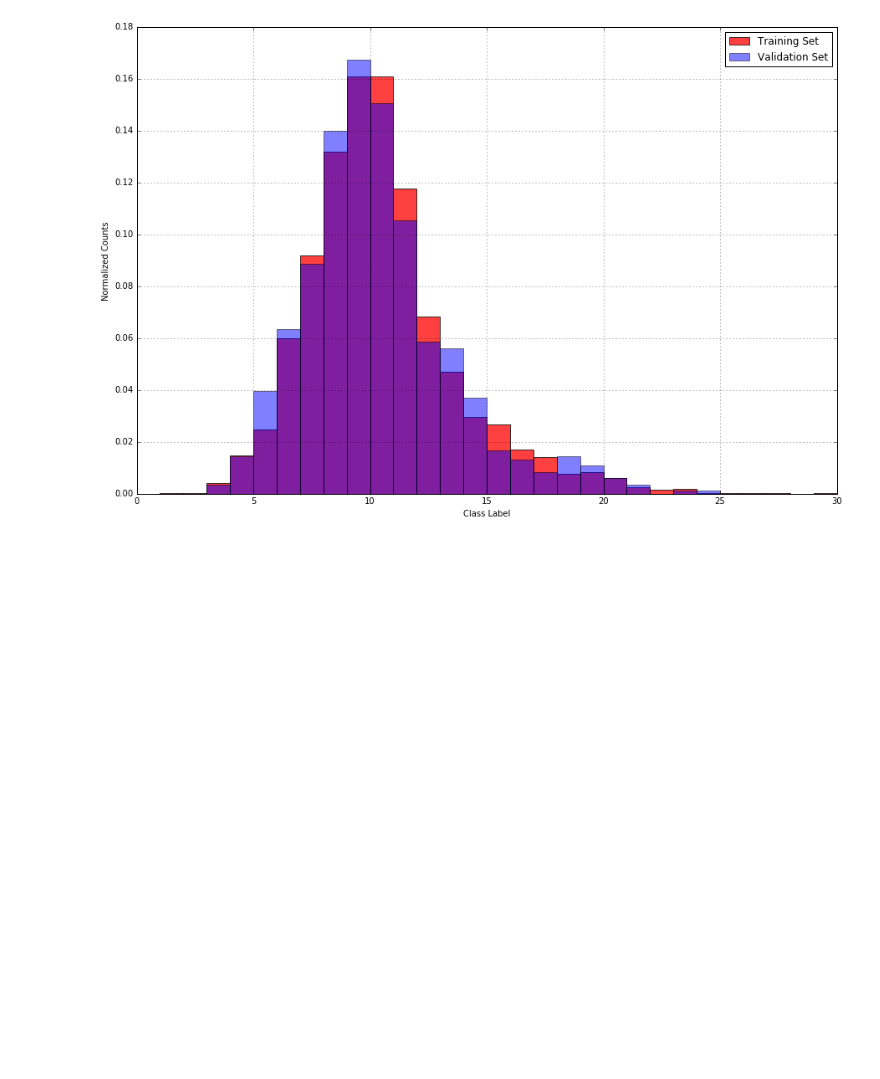
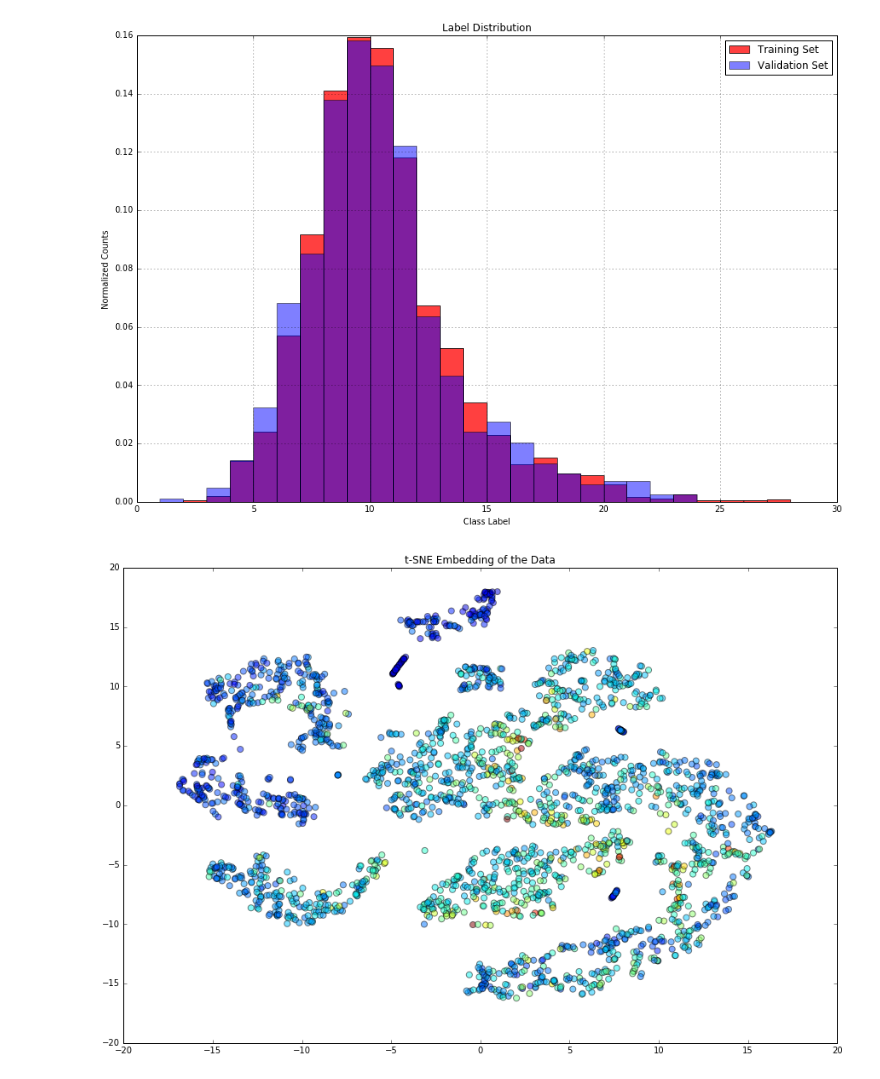
Before and after one commit to ceroytres/ipython-notebooks, a Jupyter notebook: Machine Learning/Abalone/neural_net.ipynb, the cells around one changed output. Drawn from its saved outputs; the diff is of its cells as text; code cells hidden in the pictures; blank space fills up the shorter version.

```diff
--- a/Machine Learning/Abalone/neural_net.ipynb
+++ b/Machine Learning/Abalone/neural_net.ipynb
@@ -8,7 +8,7 @@ from pandas.tools.plotting import scatter_matrix
 from sklearn.cross_validation import train_test_split
 from sklearn.preprocessing import StandardScaler
 import tensorflow as tf
-
+from sklearn.manifold import TSNE
 
 
 
@@ -16,8 +16,12 @@ import tensorflow as tf
 df=pd.read_csv('abalone.data',names=['Sex','Length','Diameter',
                                       'Height','Whole weight','Shucked weight',
                                       'Viscera weight','Shell weight','Rings'])
-df=pd.concat([pd.get_dummies(df['Sex']),df],axis=1) #one hot encode feature
-del df['Sex']
+#df=pd.concat([pd.get_dummies(df['Sex']),df],axis=1) #one hot encode feature
+#del df['Sex']
+df=df[df['Height']!=0]
+df['Sex']=df['Sex'].apply(lambda x: float(x=='I'))
+print df.head()
+print df.describe()
 
 #Create train, validation, test sets
 X_train, X_test, y_train, y_test=train_test_split(df.values[:,:-1],df.values[:,-1],test_size=.2)
@@ -25,9 +29,10 @@ X_train, X_val, y_train, y_val=train_test_split(X_train,y_train,test_size=.25)
 
 print "Training Set Size:",(X_train.shape)
 print "Test Set Size:",(X_test.shape)
+print "Validation Set Size", X_val.shape
 
 scaler=StandardScaler()
-X_train[:,3:]=scaler.fit_transform(X_train[:,3:])
-X_test[:,3:]=scaler.transform(X_test[:,3:])
-X_val[:,3:]=scaler.transform(X_val[:,3:])
+X_train[:,1:]=scaler.fit_transform(X_train[:,1:])
+X_test[:,1:]=scaler.transform(X_test[:,1:])
+X_val[:,1:]=scaler.transform(X_val[:,1:])
 # %% [output]
@@ -36,22 +56,34 @@ Test Set Size: (836, 10)
 # %%
 label_counts_train=np.bincount(y_train.astype(np.int))
 label_counts_val=np.bincount(y_val.astype(np.int))
 
 label_counts_train=label_counts_train/float(label_counts_train.sum())
 label_counts_val=label_counts_val/float(label_counts_val.sum())
 
 ind=np.arange(len(label_counts_train))
 _, ax = plt.subplots(figsize=(15,10))
 ax.bar(ind,label_counts_train,1, color='r',alpha=.75)
 ind=np.arange(len(label_counts_val))
 ax.bar(ind,label_counts_val,1, color='b',alpha=.5)
 plt.legend(('Training Set','Validation Set'))
 plt.xlabel('Class Label')
 plt.ylabel('Normalized Counts')
+plt.title('Label Distribution')
 plt.grid()
 plt.show()
+
+
+
+model = TSNE(n_components=2,verbose=False)
+X_proj=model.fit_transform(X_train)
+
+plt.figure(figsize=(15,10))
+plt.scatter(X_proj[:,0],X_proj[:,1],c=y_train,s=50,alpha=.5)
+plt.title('t-SNE Embedding of the Data')
+plt.show()
 # %% [output]
-[figure, old version]
+[figure, new version]
+[figure, added]
 # %%
 def one_hot_labels(y,num_labels):
     return (np.arange(num_labels)==y[:,None]).astype(np.float)
```
Also changed, not shown: parts of 3 cells of this notebook.
